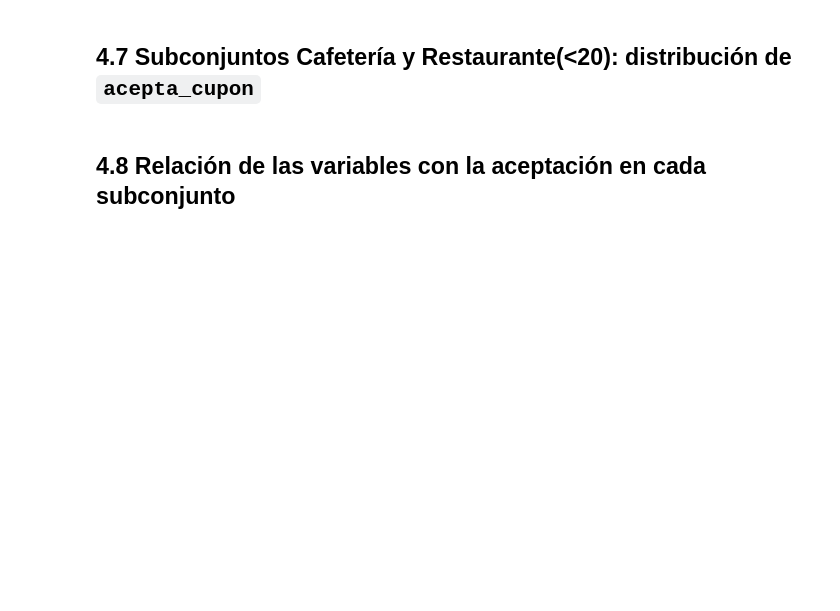
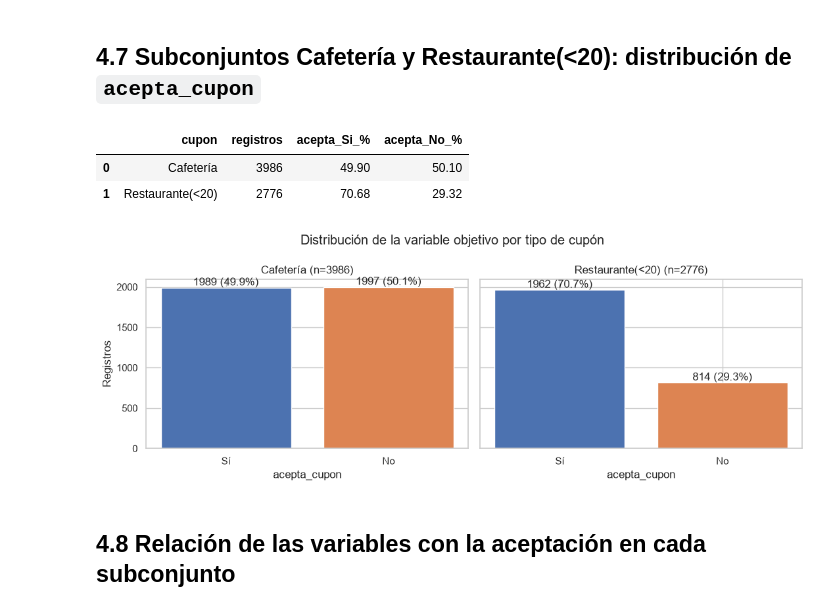
Before and after one commit to Dlucuara/lab_3, a Jupyter notebook: Lab 3/Laboratorio_3_Clasificacion.ipynb, the cells around one changed output. Cells and saved outputs as stored; diff of their text form; code cells hidden in the pictures; blank space fills up the shorter version.

Commit message:
carga de datos, exploracion y limpieza

```diff
--- a/Lab 3/Laboratorio_3_Clasificacion.ipynb
+++ b/Lab 3/Laboratorio_3_Clasificacion.ipynb
@@ -43,2 +81,8 @@
 # %%
 # datos etiquetados
+
+data_original = pd.read_excel("./data/Lab3_Datos.xlsx")
+data = data_original.copy()
+
+print("Dimensiones originales:", data.shape)
+data.head()
@@ -55,2 +179,14 @@
 # %% [markdown]
 ## 4.2 Valores ausentes
+# %%
+tabla_ausentes = pd.DataFrame({
+    "ausentes": data.isna().sum(),
+    "porcentaje": 100 * data.isna().mean(),
+}).query("ausentes > 0").sort_values("porcentaje", ascending=False)
+display(tabla_ausentes.round(2))
+
+# porcentaje de ausentes dentro de cada subconjunto de interés
+pd.DataFrame({
+    cupon: 100 * data.loc[data["cupon"] == cupon].isna().mean()
+    for cupon in CUPONES
+}).loc[tabla_ausentes.index].round(2)
@@ -67,4 +353,33 @@
 # %% [markdown]
 ## 4.7 Subconjuntos Cafetería y Restaurante(<20): distribución de `acepta_cupon`
+# %%
+tabla_distribucion = pd.DataFrame([
+    {
+        "cupon": cupon,
+        "registros": (data["cupon"] == cupon).sum(),
+        "acepta_Si_%": 100 * (data.loc[data["cupon"] == cupon, TARGET] == "Sí").mean(),
+        "acepta_No_%": 100 * (data.loc[data["cupon"] == cupon, TARGET] == "No").mean(),
+    }
+    for cupon in CUPONES
+])
+display(tabla_distribucion.round(2))
+
+fig, ejes = plt.subplots(1, 2, figsize=(11, 4), sharey=True)
+for eje, cupon in zip(ejes, CUPONES):
+    conteo = data.loc[data["cupon"] == cupon, TARGET].value_counts().reindex(["Sí", "No"])
+    eje.bar(conteo.index, conteo.values, color=["#4C72B0", "#DD8452"])
+    for i, v in enumerate(conteo.values):
+        eje.text(i, v, f"{v} ({100 * v / conteo.sum():.1f}%)", ha="center", va="bottom")
+    eje.set_title(f"{cupon} (n={conteo.sum()})")
+    eje.set_xlabel("acepta_cupon")
+ejes[0].set_ylabel("Registros")
+plt.suptitle("Distribución de la variable objetivo por tipo de cupón")
+plt.tight_layout()
+plt.show()
+# %% [output]
+|  | cupon | registros | acepta_Si_% | acepta_No_% |
+| 0 | Cafetería | 3986 | 49.90 | 50.10 |
+| 1 | Restaurante(<20) | 2776 | 70.68 | 29.32 |
+[figure, added]
 # %% [markdown]
 ## 4.8 Relación de las variables con la aceptación en cada subconjunto
```
Also changed, not shown: parts of 30 cells of this notebook.
